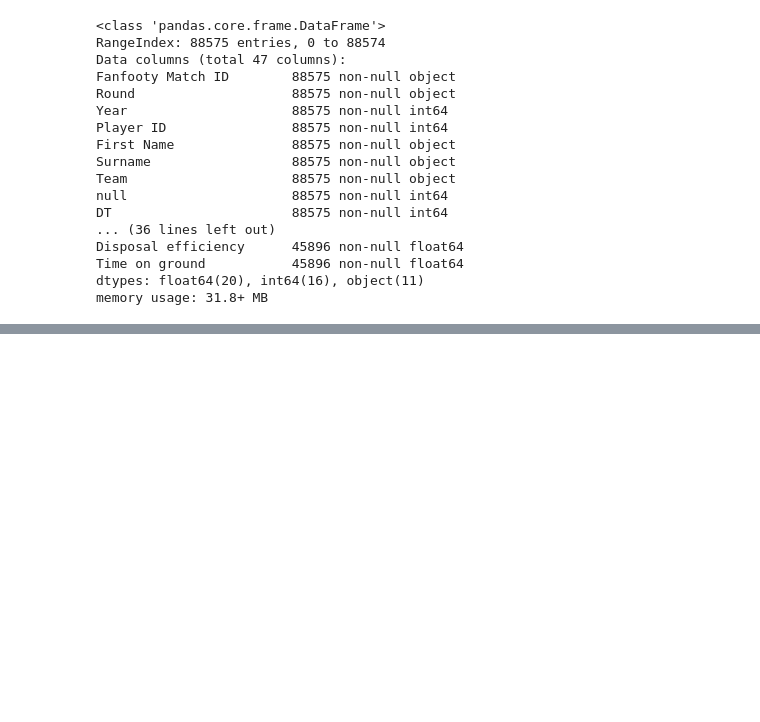
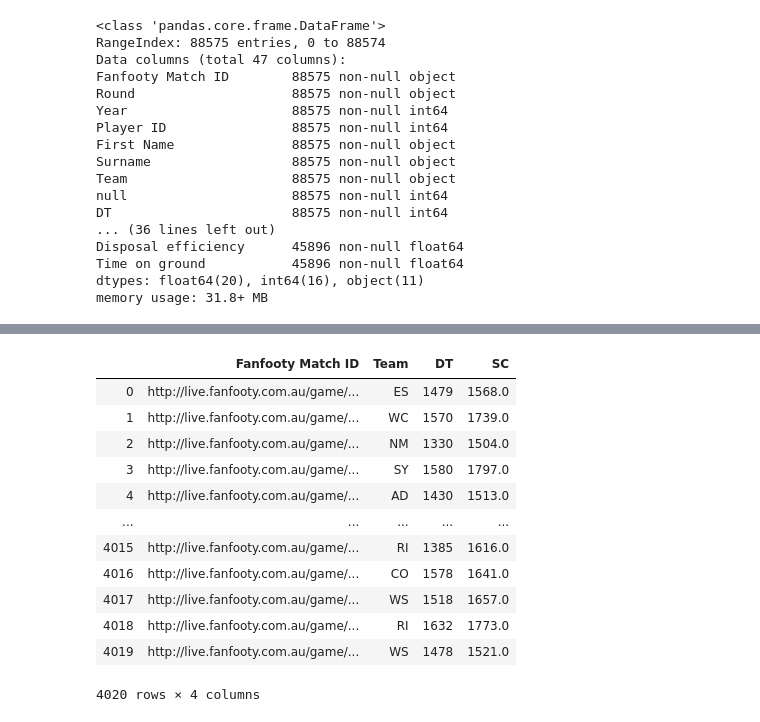
Before and after one commit to mark-richards/afl-eda, a Jupyter notebook: afl-eda.ipynb, the cells around one changed output, grey strips where cells are left out. Saved outputs shown, nothing was run; the diff lists cells and outputs as text; code cells hidden in the pictures; blank space fills up the shorter version.

```diff
--- a/afl-eda.ipynb
+++ b/afl-eda.ipynb
@@ -71,0 +87,28 @@ df_fanfooty_player_clean.tail(3)
+# %%
+match_id_list = []
+new_df = pd.DataFrame(columns = ['Fanfooty Match ID', 'Team_1', 'Team_1_SC', 'Team_1_DT', 'Team_2', 'Team_2_SC', 'Team_2_DT'])
+
+def move_teams_to_columns(row):
+    if row['Fanfooty Match ID'] in match_id_list:
+
+
+
+
+df_fantasy_summary = pd.pivot_table(df_fanfooty_player_clean, index=['Fanfooty Match ID', 'Team'], values=['SC', 'DT'], aggfunc=np.sum)
+df_fantasy_summary = df_fantasy_summary.reset_index()
+df_fantasy_summary
+# df_fantasy_summary.to_csv(r'Outputs/df_fantasy_summary.csv')
+# %% [output]
+|  | Fanfooty Match ID | Team | DT | SC |
+| 0 | http://live.fanfooty.com.au/game/... | ES | 1479 | 1568.0 |
+| 1 | http://live.fanfooty.com.au/game/... | WC | 1570 | 1739.0 |
+| 2 | http://live.fanfooty.com.au/game/... | NM | 1330 | 1504.0 |
+| 3 | http://live.fanfooty.com.au/game/... | SY | 1580 | 1797.0 |
+| 4 | http://live.fanfooty.com.au/game/... | AD | 1430 | 1513.0 |
+| ... | ... | ... | ... | ... |
+| 4015 | http://live.fanfooty.com.au/game/... | RI | 1385 | 1616.0 |
+| 4016 | http://live.fanfooty.com.au/game/... | CO | 1578 | 1641.0 |
+| 4017 | http://live.fanfooty.com.au/game/... | WS | 1518 | 1657.0 |
+| 4018 | http://live.fanfooty.com.au/game/... | RI | 1632 | 1773.0 |
+| 4019 | http://live.fanfooty.com.au/game/... | WS | 1478 | 1521.0 |
+4020 rows × 4 columns
```
Also changed, not shown: parts of 4 cells of this notebook, 4 other files.
